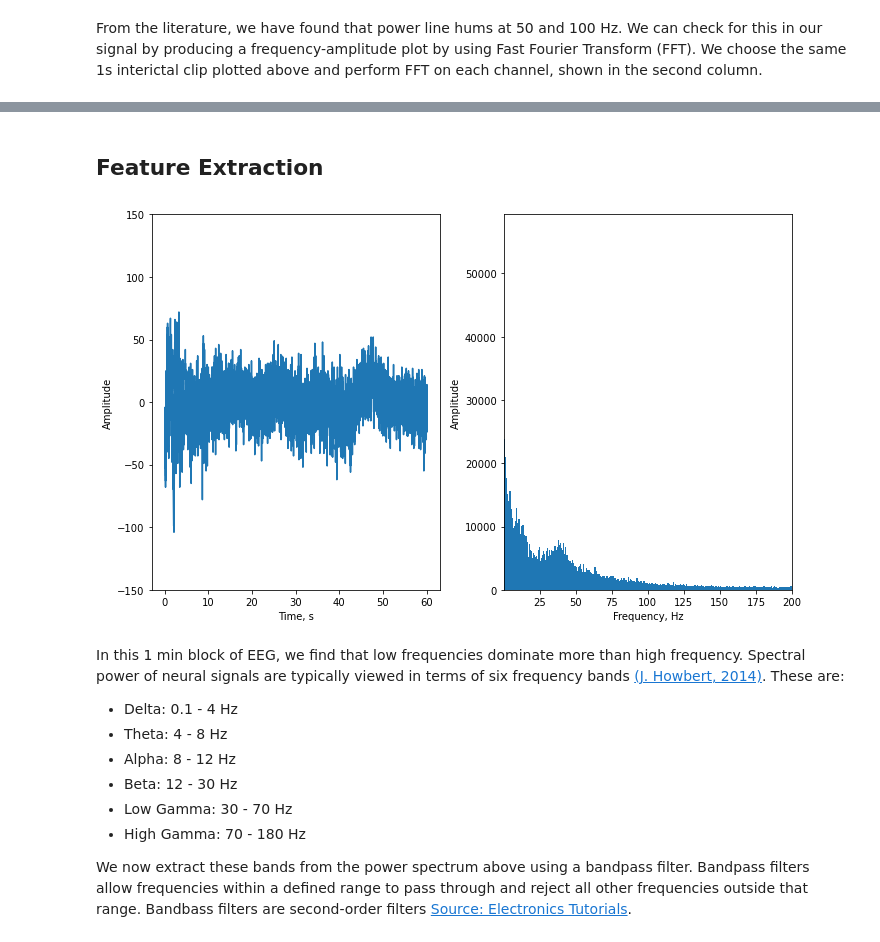
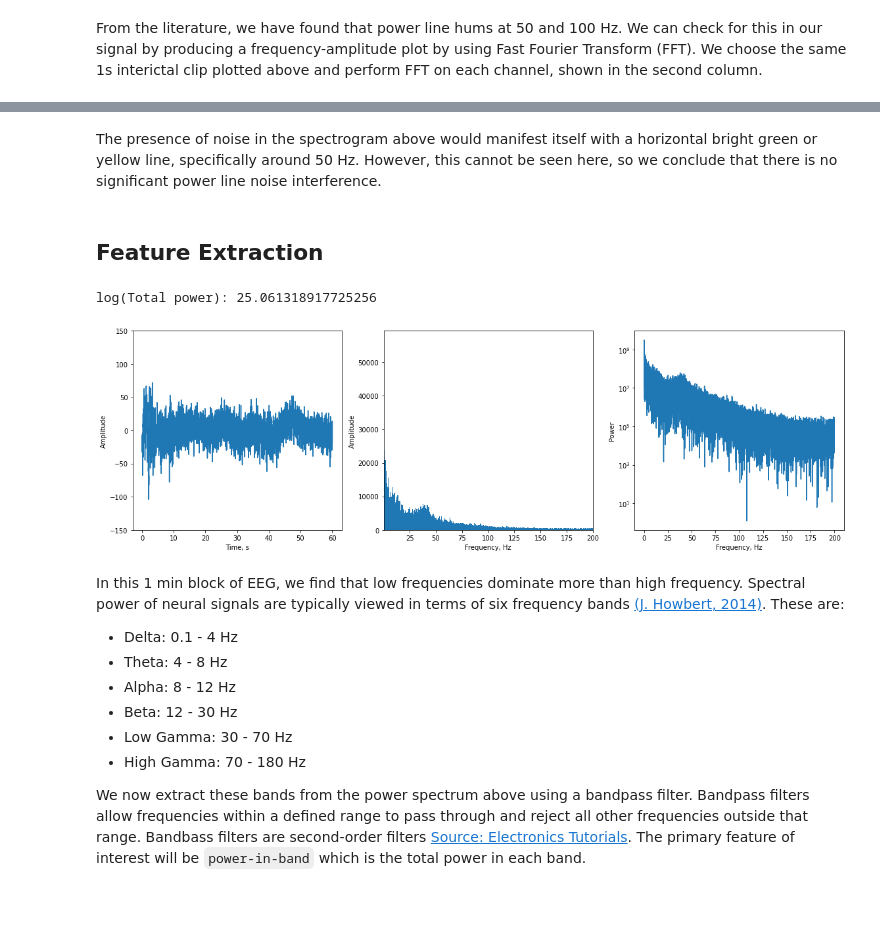
Before and after one commit to samisnotinsane/aes-kaggle-seizure-prediction, a Jupyter notebook: Dog_1/01_data_exploration.ipynb, the cells around one changed output, grey strips where cells are left out. Saved outputs shown, nothing was run; the diff lists cells and outputs as text; code cells hidden in the pictures; blank space fills up the shorter version.

```diff
--- a/Dog_1/01_data_exploration.ipynb
+++ b/Dog_1/01_data_exploration.ipynb
@@ -211,0 +221,11 @@ fig.tight_layout()
+# %%
+timewindow = 2 # in seconds
+timewindowidx = np.rint(timewindow/(1/sampling_frequency)).astype(int)
+f, t, Zxx = signal.stft(one_min_EEG, fs=sampling_frequency, window='hann', nperseg=timewindowidx,
+                        noverlap=None, return_onesided=True)
+fig, ax = plt.subplots()
+mesh = ax.pcolormesh(t, f, np.log10(np.abs(Zxx)), shading='gouraud')
+ax.set_xlabel('Time, s')
+ax.set_ylabel('Frequency, Hz')
+cbar = fig.colorbar(mesh)
+cbar.ax.set_ylabel('$\log_{10}$ Power')
@@ -212,28 +235,34 @@ fig.tight_layout()
+# %% [markdown]
+The presence of noise in the spectrogram above would manifest itself with a horizontal bright green or yellow line, specifically around 50 Hz. However, this cannot be seen here, so we conclude that there is no significant power line noise interference.
 # %% [markdown]
 ## Feature Extraction
 # %%
-# extract 1 min block from 10 mins clip (Dog_1_interictal_segment_0001.mat)
-# then perform FFT on it
-n = np.rint(sampling_frequency).astype(int)*60
-one_min_EEG = data[15,0:n] # select last channel
-t = np.arange(0, n) / sampling_frequency
+# perform FFT on one_min_EEG
 fourier_ampl = np.abs(rfft(one_min_EEG))
+fourier_powr = fourier_ampl**2
 fourier_freq = rfftfreq(n, 1/sampling_frequency)
 
-fig, ax = plt.subplots(figsize=(10,6), ncols=2)
+fig, ax = plt.subplots(figsize=(16,5), ncols=3)
 ax[0].plot(t, one_min_EEG)
 ax[0].set_ylim([-150, 150])
 ax[0].set_xlabel('Time, s')
 ax[0].set_ylabel('Amplitude')
 
 ax[1].bar(fourier_freq, fourier_ampl)
 ax[1].set_xlim([0.1,200])
 ax[1].set_xlabel('Frequency, Hz')
 ax[1].set_ylabel('Amplitude')
 
+ax[2].semilogy(fourier_freq, fourier_powr)
+ax[2].set_xlabel('Frequency, Hz')
+ax[2].set_ylabel('Power')
+
 fig.tight_layout()
+fig.savefig('figures/interictal_0001_chidx_15_60s_raw.png')
+print('log(Total power):', np.log(np.sum(fourier_powr)))
 # %% [output]
+log(Total power): 25.061318917725256
-[figure, old version]
+[figure, new version]
 # %% [markdown]
 In this 1 min block of EEG, we find that low frequencies dominate more than high frequency. Spectral power of neural signals are typically viewed in terms of six frequency bands [(J. Howbert, 2014)](https://dx.plos.org/10.1371/journal.pone.0081920). These are:
 
@@ -244,4 +273,4 @@ In this 1 min block of EEG, we find that low frequencies dominate more than high
 - Low Gamma: 30 - 70 Hz
 - High Gamma: 70 - 180 Hz
 
-We now extract these bands from the power spectrum above using a bandpass filter. Bandpass filters allow frequencies within a defined range to pass through and reject all other frequencies outside that range. Bandbass filters are second-order filters [Source: Electronics Tutorials](https://www.electronics-tutorials.ws/filter/filter_4.html).
+We now extract these bands from the power spectrum above using a bandpass filter. Bandpass filters allow frequencies within a defined range to pass through and reject all other frequencies outside that range. Bandbass filters are second-order filters [Source: Electronics Tutorials](https://www.electronics-tutorials.ws/filter/filter_4.html). The primary feature of interest will be `power-in-band` which is the total power in each band.
```
Also changed, not shown: parts of 15 cells of this notebook, 7 other files.
